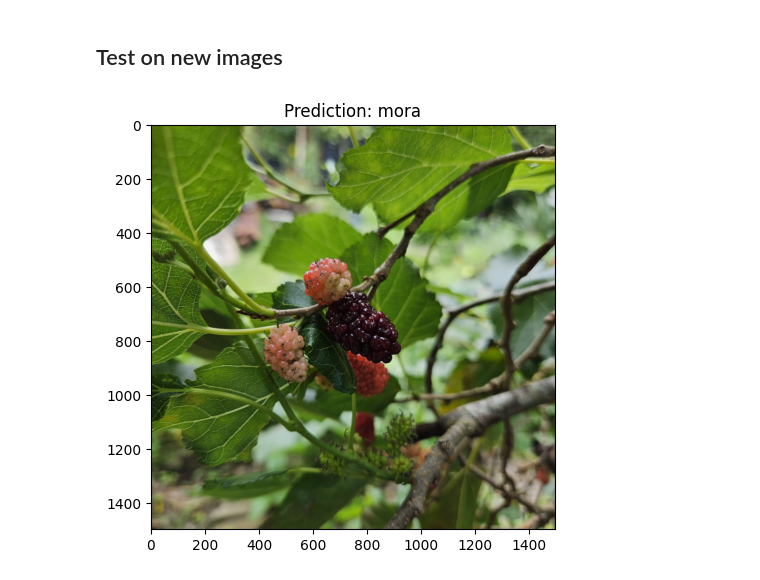
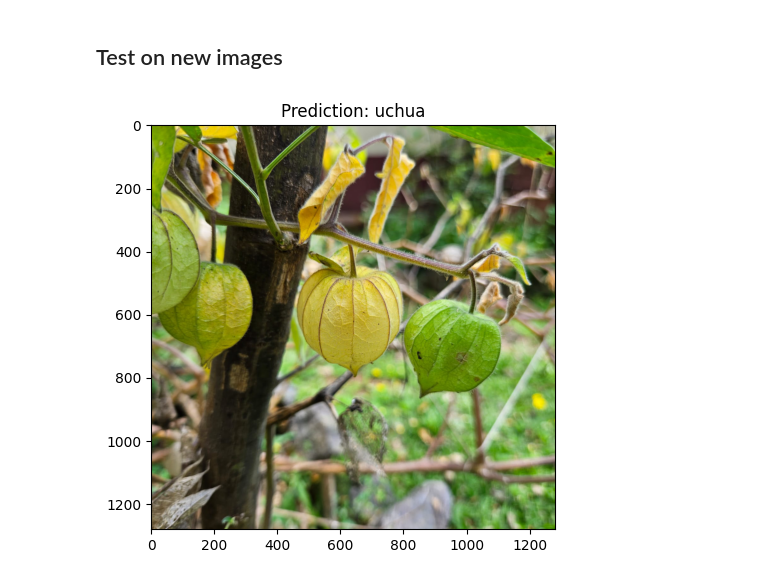
Before and after one commit to LuisMongeB/FruitClassification, a Jupyter notebook: FruitClassification.ipynb, the cells around one changed output. Saved outputs shown, nothing was run; the diff lists cells and outputs as text; code cells hidden in the pictures.

```diff
--- a/FruitClassification.ipynb
+++ b/FruitClassification.ipynb
@@ -430,22 +429,24 @@ test_transforms = transforms.Compose([transforms.Resize(512),
                                       transforms.ToTensor(),
                                      ])
 # %%
-model = torch.load('fruit_model.pth')
+model = PretrainedResNet(num_classes=2)
+model.load_state_dict(torch.load('fruit_resnet.pth'))
 
 def predict_image(image_path, model, device):
+    model = model.to(device)
     image = Image.open(image_path)
     image_tensor = test_transforms(image).float()
-    image_tensor = image_tensor.unsqueeze_(0)
+    image_tensor = image_tensor.unsqueeze(0)
     image_tensor = image_tensor.to(device)
 
     output = model(image_tensor)
     index = output.data.cpu().numpy().argmax()
 
 
     plt.title(f'Prediction: {idx_to_class[index]}')
     plt.tight_layout()
     plt.imshow(image)
+
+predict_image('/Users/luismonbo/Desktop/projects/datasets-backup/fruitclassification/test_images/uchua_92342.jpeg', model, device)
+# %% [output]
+[figure, added]
-# %%
-predict_image('data/test_images/WhatsApp Image 2023-06-04 at 19.25.59 (3).jpeg', model, device)
-# %% [output]
-[figure, removed]
```
Also changed, not shown: parts of 7 cells of this notebook.
